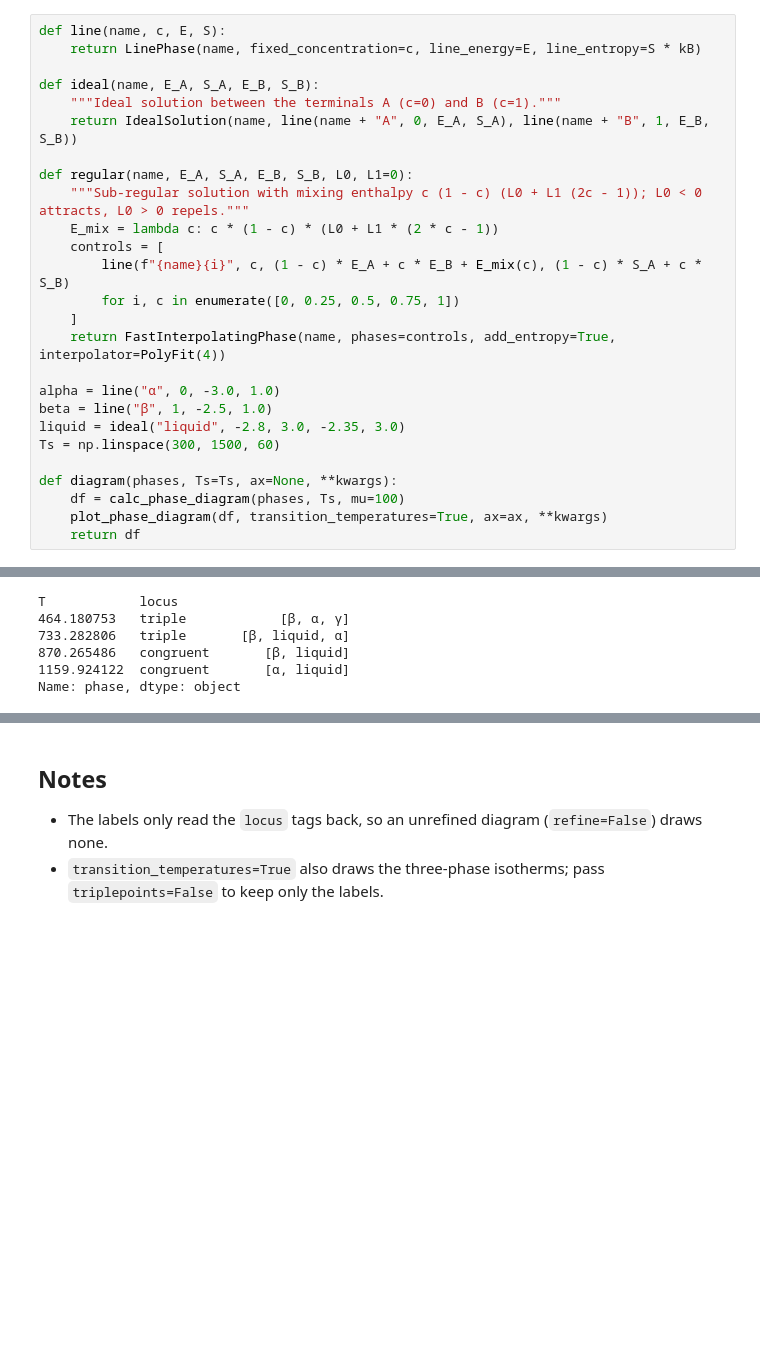
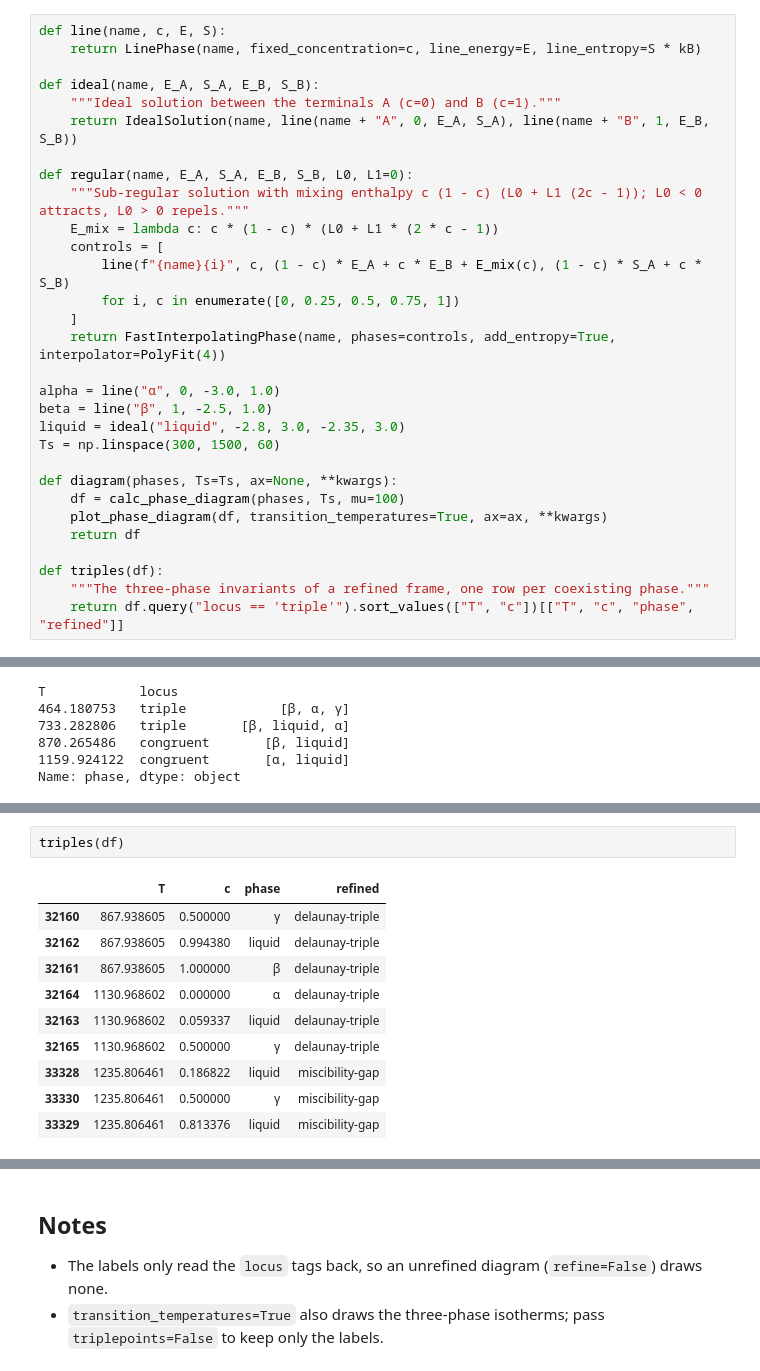
Before and after one commit to eisenforschung/landau, a Jupyter notebook: notebooks/TransitionTemperatures.ipynb, the cells around one changed output, grey strips where cells are left out. Cells and saved outputs as stored; diff of their text form; blank space fills up the shorter version.

```diff
--- a/notebooks/TransitionTemperatures.ipynb
+++ b/notebooks/TransitionTemperatures.ipynb
@@ -47,3 +47,7 @@ def diagram(phases, Ts=Ts, ax=None, **kwargs):
     df = calc_phase_diagram(phases, Ts, mu=100)
     plot_phase_diagram(df, transition_temperatures=True, ax=ax, **kwargs)
     return df
+
+def triples(df):
+    """The three-phase invariants of a refined frame, one row per coexisting phase."""
+    return df.query("locus == 'triple'").sort_values(["T", "c"])[["T", "c", "phase", "refined"]]
@@ -178,0 +194,13 @@ df.query("locus == 'triple'")[["T", "c", "phase", "refined"]]
+# %%
+triples(df)
+# %% [output]
+|  | T | c | phase | refined |
+| 32160 | 867.938605 | 0.500000 | γ | delaunay-triple |
+| 32162 | 867.938605 | 0.994380 | liquid | delaunay-triple |
+| 32161 | 867.938605 | 1.000000 | β | delaunay-triple |
+| 32164 | 1130.968602 | 0.000000 | α | delaunay-triple |
+| 32163 | 1130.968602 | 0.059337 | liquid | delaunay-triple |
+| 32165 | 1130.968602 | 0.500000 | γ | delaunay-triple |
+| 33328 | 1235.806461 | 0.186822 | liquid | miscibility-gap |
+| 33330 | 1235.806461 | 0.500000 | γ | miscibility-gap |
+| 33329 | 1235.806461 | 0.813376 | liquid | miscibility-gap |
```
Also changed, not shown: parts of 40 cells of this notebook.
